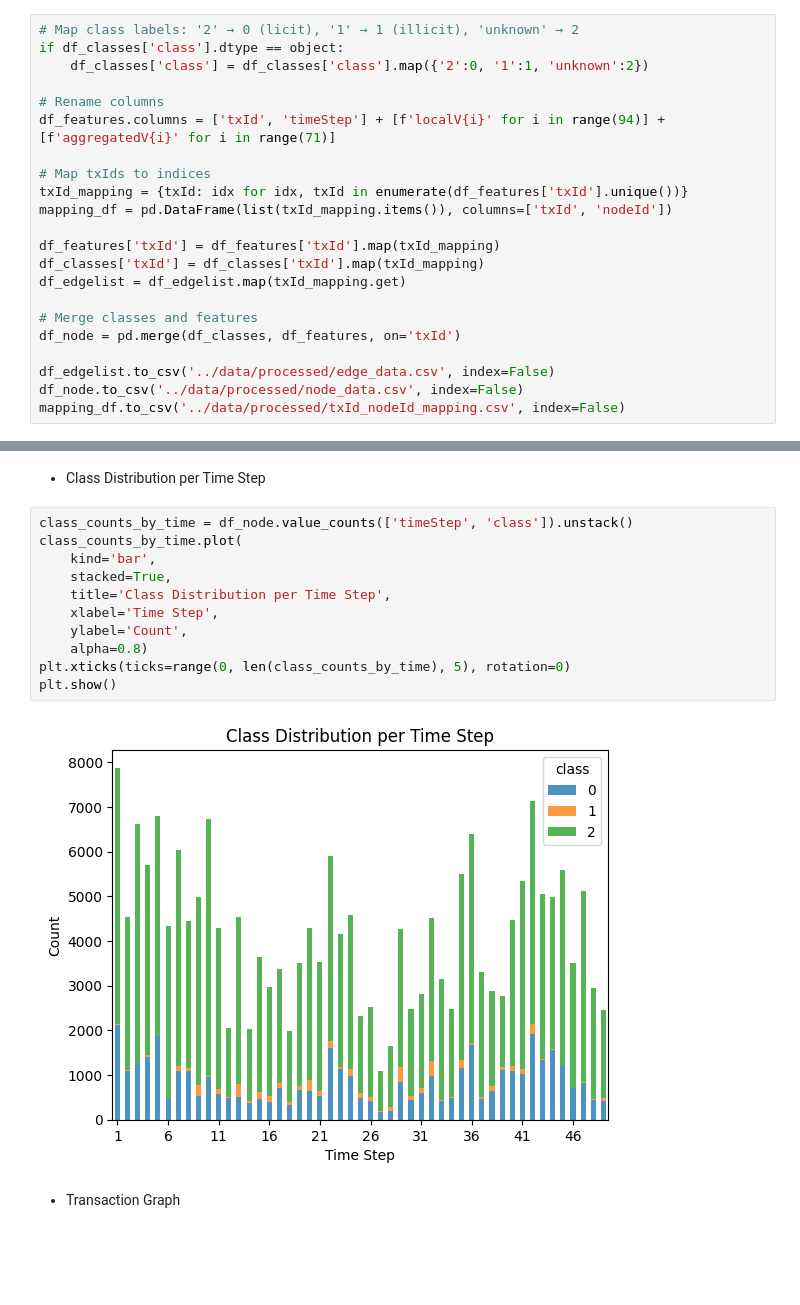
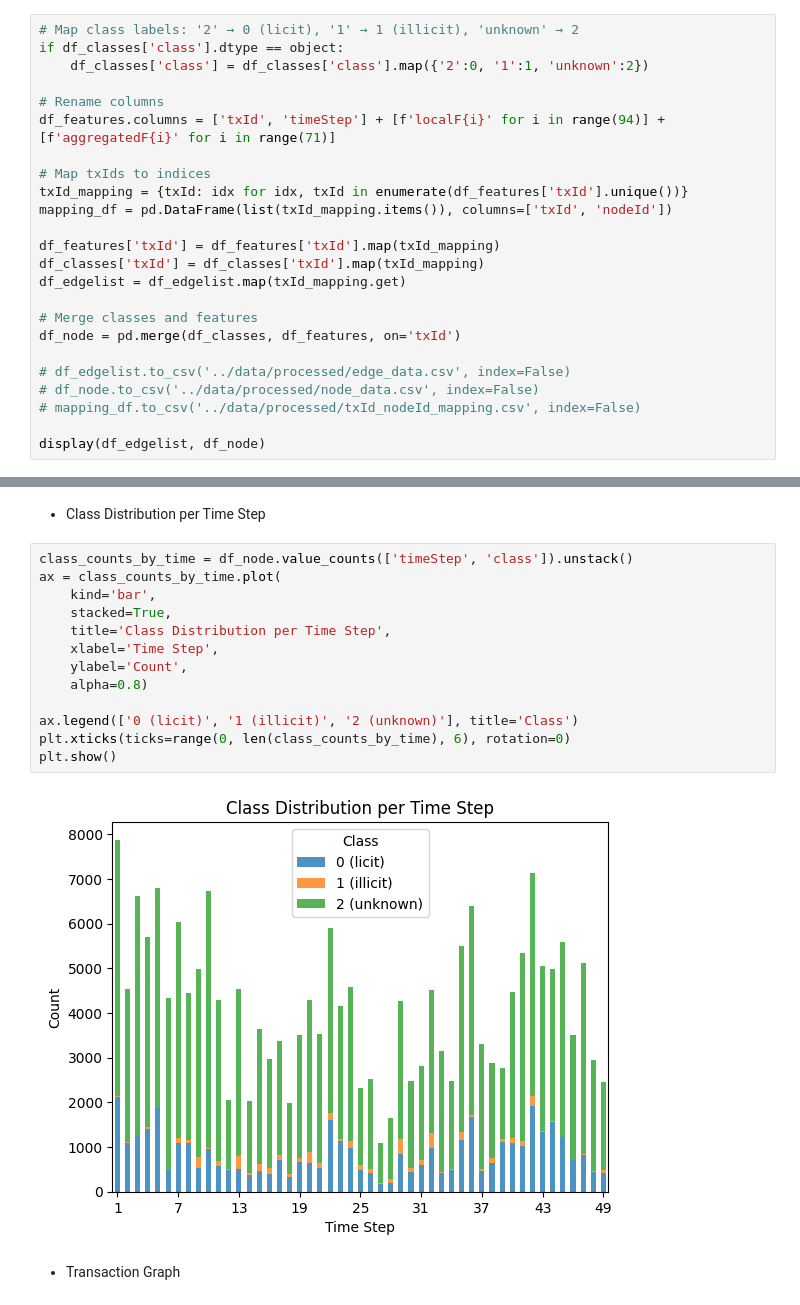
Before and after one commit to victorhsu890524/elliptic-data-set, a Jupyter notebook: notebooks/elliptic_eda.ipynb, the cells around one changed output, grey strips where cells are left out. Cells and saved outputs as stored; diff of their text form; blank space fills up the shorter version.

```diff
--- a/notebooks/elliptic_eda.ipynb
+++ b/notebooks/elliptic_eda.ipynb
@@ -63,7 +67,7 @@ if df_classes['class'].dtype == object:
     df_classes['class'] = df_classes['class'].map({'2':0, '1':1, 'unknown':2})
 
 # Rename columns
-df_features.columns = ['txId', 'timeStep'] + [f'localV{i}' for i in range(94)] + [f'aggregatedV{i}' for i in range(71)]
+df_features.columns = ['txId', 'timeStep'] + [f'localF{i}' for i in range(94)] + [f'aggregatedF{i}' for i in range(71)]
 
 # Map txIds to indices
 txId_mapping = {txId: idx for idx, txId in enumerate(df_features['txId'].unique())}
@@ -76,6 +80,8 @@ df_edgelist = df_edgelist.map(txId_mapping.get)
 # Merge classes and features
 df_node = pd.merge(df_classes, df_features, on='txId')
 
-df_edgelist.to_csv('../data/processed/edge_data.csv', index=False)
-df_node.to_csv('../data/processed/node_data.csv', index=False)
-mapping_df.to_csv('../data/processed/txId_nodeId_mapping.csv', index=False)
+# df_edgelist.to_csv('../data/processed/edge_data.csv', index=False)
+# df_node.to_csv('../data/processed/node_data.csv', index=False)
+# mapping_df.to_csv('../data/processed/txId_nodeId_mapping.csv', index=False)
+
+display(df_edgelist, df_node)
@@ -134,17 +133,19 @@ plt.show()
 - Class Distribution per Time Step
 # %%
 class_counts_by_time = df_node.value_counts(['timeStep', 'class']).unstack()
-class_counts_by_time.plot(
+ax = class_counts_by_time.plot(
     kind='bar',
     stacked=True,
     title='Class Distribution per Time Step',
     xlabel='Time Step',
     ylabel='Count',
     alpha=0.8)
-plt.xticks(ticks=range(0, len(class_counts_by_time), 5), rotation=0)
+
+ax.legend(['0 (licit)', '1 (illicit)', '2 (unknown)'], title='Class')
+plt.xticks(ticks=range(0, len(class_counts_by_time), 6), rotation=0)
 plt.show()
 # %% [output]
-[figure, old version]
+[figure, new version]
 # %% [markdown]
 - Transaction Graph
 # %%
```
Also changed, not shown: parts of 10 cells of this notebook, 8 other files.
